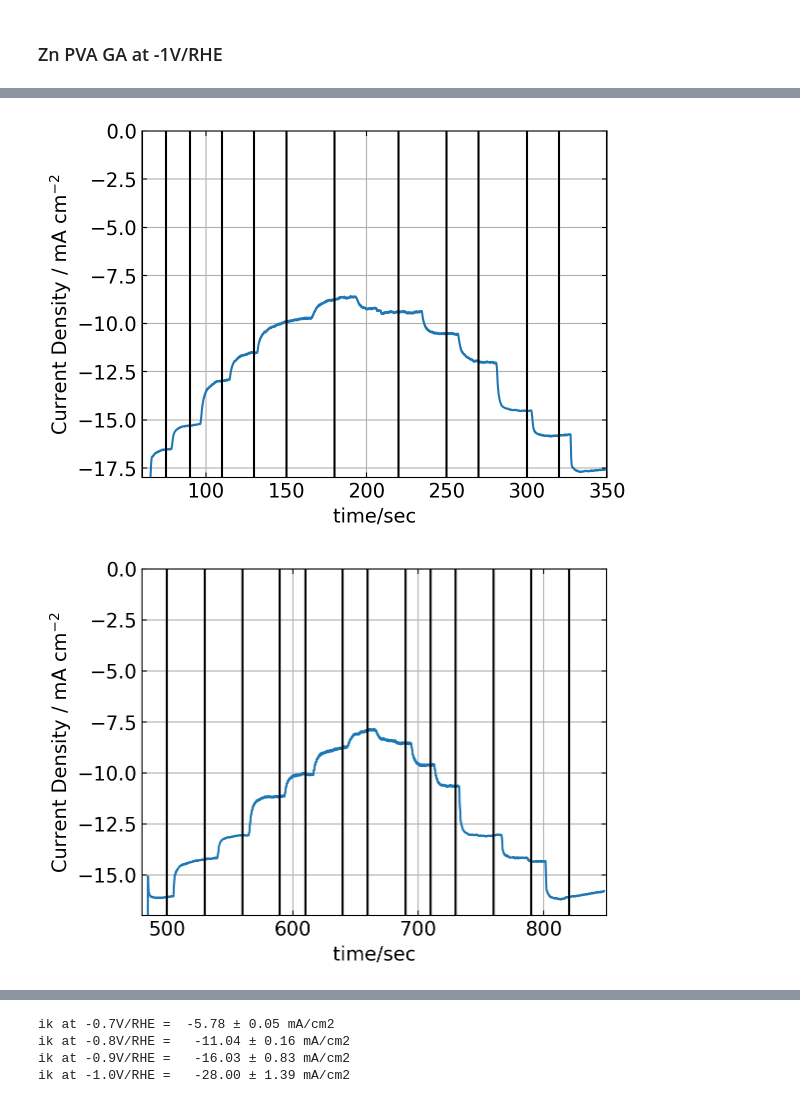
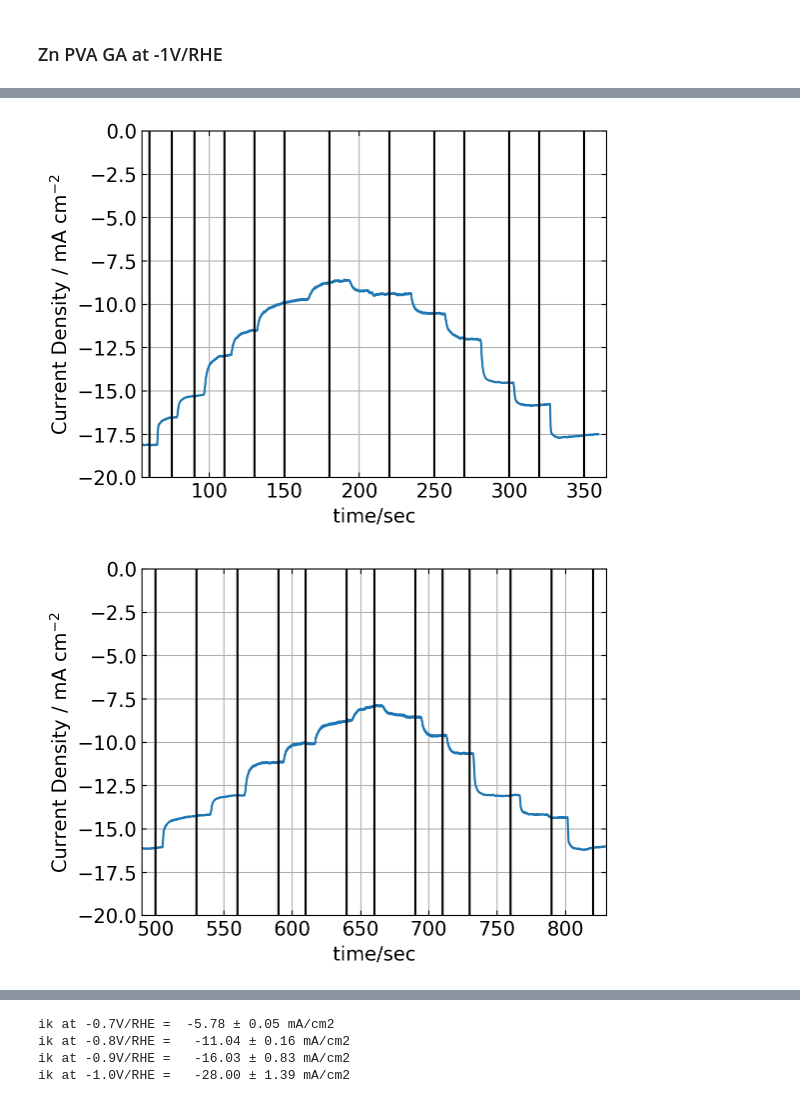
Before and after one commit to scbgroup/Koutecky-Levich-for-ECH, a Jupyter notebook: EN_ K-L Tafel Slope ECH.ipynb, the cells around one changed output, grey strips where cells are left out. Cells and saved outputs as stored; diff of their text form; code cells hidden in the pictures.

```diff
--- a/EN_ K-L Tafel Slope ECH.ipynb
+++ b/EN_ K-L Tafel Slope ECH.ipynb
@@ -514,26 +409,13 @@ for df in ZnPVAGA_ECH_1[0:1]:
 
     xlabel('time/sec')
     ylabel('Current Density / mA cm$^{-2}$')
-    ylim(-21,0)
-    xlim(380,730)
+    #ylim(-8,0)
 
 grid()
 
-axvline(x=400,color='black')
-axvline(x=420,color='black')
-axvline(x=440,color='black')
-axvline(x=480,color='black')
-axvline(x=510,color='black')
-axvline(x=530,color='black')
-
-axvline(x=550,color='black')
-
-axvline(x=580,color='black')
-axvline(x=600,color='black')
-axvline(x=620,color='black')
-axvline(x=640,color='black')
-axvline(x=670,color='black')
-axvline(x=700,color='black')
+x_list = [400,420,440,480,510,530,550,580,600,620,640,670,700]
+for i in x_list:
+    axvline(x=i,color='black')
 
 show()
 
@@ -552,25 +434,14 @@ for df in ZnPVAGA_ECH_1[1:2]:
 
     xlabel('time/sec')
     ylabel('Current Density / mA cm$^{-2}$')
-    ylim(-18,0)
-    xlim(60,350)
+    ylim(-20,0)
+    xlim(55,365)
+
 grid()
 
-axvline(x=60,color='black')
-axvline(x=75,color='black')
-axvline(x=90,color='black')
-axvline(x=110,color='black')
-axvline(x=130,color='black')
-axvline(x=150,color='black')
-
-axvline(x=180,color='black')
-
-axvline(x=220,color='black')
-axvline(x=250,color='black')
-axvline(x=270,color='black')
-axvline(x=300,color='black')
-axvline(x=320,color='black')
-axvline(x=350,color='black')
+x_list = [60,75,90,110,130,150,180,220,250,270,300,320,350]
+for i in x_list:
+    axvline(x=i,color='black')
 
 show()
 
@@ -580,45 +451,32 @@ for i in num:
     icd = ZnPVAGA_ECH_1[1]['icd'][ZnPVAGA_ECH_1[1]['time/s'] < time_ZPG1_2[i]][-1:]
     I_ZPG1_2.extend(-1/icd)
 # %% [output]
-[figure, old version]
+[figure, new version]
 # %%
 for df in ZnPVAGA_ECH_1[2:3]:
     icd = df['icd']
     time= df['time/s']
     plot(time,icd)
 
     xlabel('time/sec')
     ylabel('Current Density / mA cm$^{-2}$')
-    xlim(480,850)
-    ylim(-17,0)
-
+    ylim(-20,0)
+    xlim(490,830)
 grid()
 
-axvline(x=500,color='black')
-axvline(x=530,color='black')
-axvline(x=560,color='black')
-axvline(x=590,color='black')
-axvline(x=610,color='black')
-axvline(x=640,color='black')
-
-axvline(x=660,color='black')
-
-axvline(x=690,color='black')
-axvline(x=710,color='black')
-axvline(x=730,color='black')
-axvline(x=760,color='black')
-axvline(x=790,color='black')
-axvline(x=820,color='black')
+x_list = [500,530,560,590,610,640,660,690,710,730,760,790,820]
+for i in x_list:
+    axvline(x=i,color='black')
 
 show()
 
 time_ZPG1_3 = [500,530,560,590,610,640,660,690,710,730,760,790,820]
 I_ZPG1_3 = []
 for i in num:
     icd = ZnPVAGA_ECH_1[2]['icd'][ZnPVAGA_ECH_1[2]['time/s'] < time_ZPG1_3[i]][-1:]
     I_ZPG1_3.extend(-1/icd)
 # %% [output]
-[figure, old version]
+[figure, new version]
 # %%
 ZnPVAGA_1_1600 = [I_ZPG1_2[0],I_ZPG1_2[12],I_ZPG1_3[0],I_ZPG1_3[12],I_ZPG1_1[0],I_ZPG1_1[12]]
 ZnPVAGA_1_900 = [I_ZPG1_2[1],I_ZPG1_2[11],I_ZPG1_3[1],I_ZPG1_3[11],I_ZPG1_1[1],I_ZPG1_1[11]]
```
Also changed, not shown: parts of 53 cells of this notebook.
